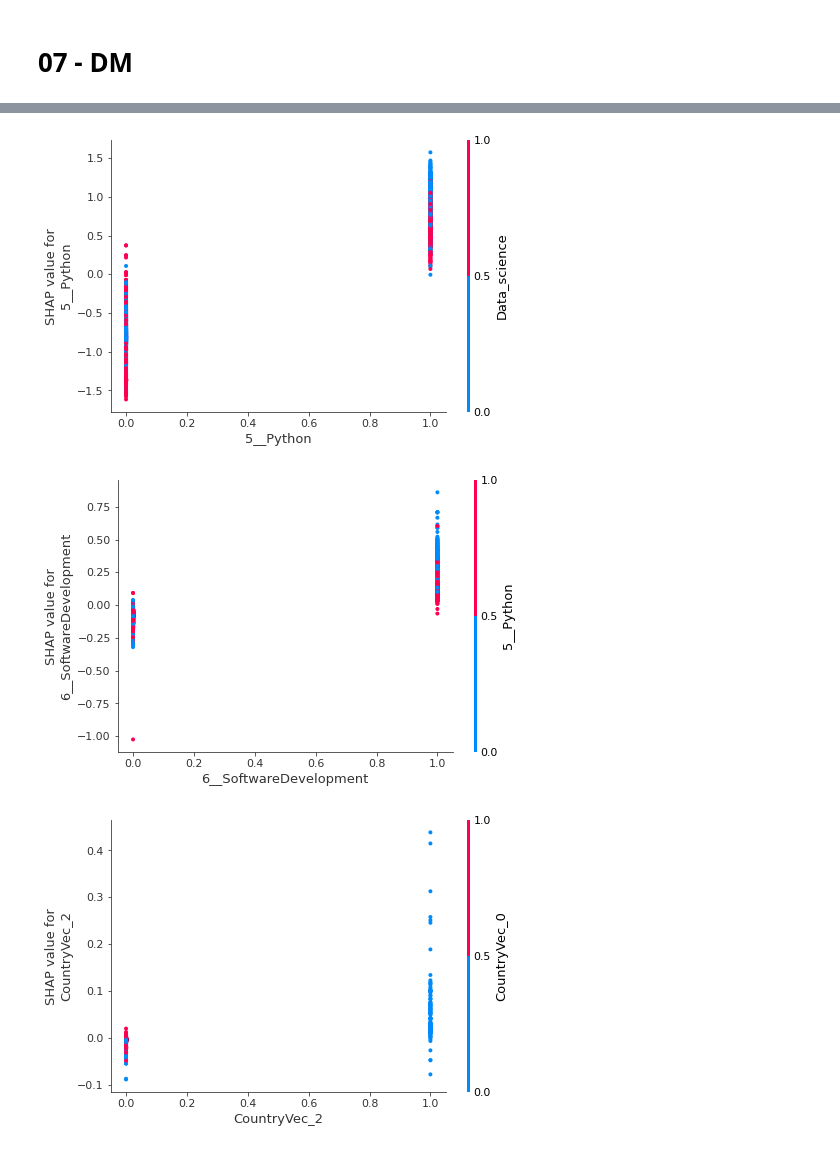
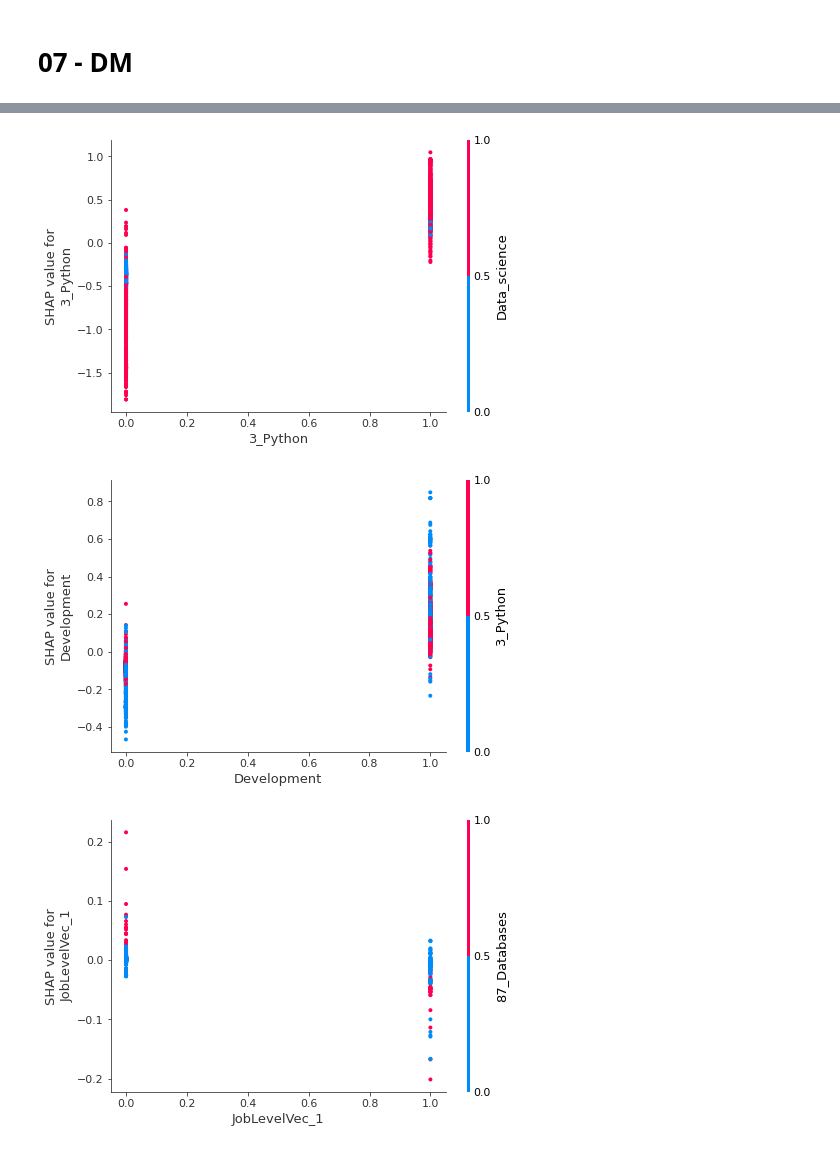
Before and after one commit to zli213/722-Iteration-4, a Jupyter notebook: Iteration_4.ipynb, the cells around one changed output, grey strips where cells are left out. Saved outputs shown, nothing was run; the diff lists cells and outputs as text; code cells hidden in the pictures.

```diff
--- a/Iteration_4.ipynb
+++ b/Iteration_4.ipynb
@@ -13,7 +13,9 @@ findspark.init('/home/ubuntu/spark-3.2.1-bin-hadoop2.7')
 import pyspark
 from pyspark.sql import SparkSession
 from pyspark.sql.types import StringType, StructType, StructField, Row, IntegerType, ArrayType
-spark = SparkSession.builder.appName('Iteration_4_test').getOrCreate()
+from pyspark.sql.functions import col, split, trim, array, explode, lit, when, udf
+from collections import Counter
+import re
 
 spark = SparkSession.builder.appName('Iteration_4').getOrCreate()
 # %% [output]
@@ -375,0 +149,14 @@ After capitalize the first letter of the first 8 column names
+# %%
+# Delete the null values in the column 'job_skills' and 'job_location'
+merged_df = merged_df.dropna(subset=['job_skills', 'job_location'])
+print(f"Shape after dropping null values: ({merged_df.count()}, {len(merged_df.columns)})")
+merged_df.printSchema()
+
+# Drop the columns that are not needed
+columns_to_drop = ['last_processed_time', 'last_status', 'job_link', 'got_summary', 'got_ner',
+                   'is_being_worked', 'company', 'first_seen', 'search_city', 'search_position', 'job_type']
+filtered_df = merged_df.drop(*columns_to_drop)
+
+# View the schema and describe the filtered data
+filtered_df.printSchema()
+filtered_df.describe().show()
@@ -656,8 +687,8 @@ After droping: 10305
 from pyspark.sql.functions import col, sum
 
 # Separate majority and minority classes
-majority_class = filterd_spark_df.filter(col("`4__ML/AI`") == 0)
-minority_class = filterd_spark_df.filter(col("`4__ML/AI`") == 1)
+majority_class = filterd_spark_df.filter(col("`6_ML/AI`") == 0)
+minority_class = filterd_spark_df.filter(col("`6_ML/AI`") == 1)
 print(majority_class.count(),minority_class.count())
 
 # Downsample the majority class
@@ -682,7 +713,7 @@ balanced_pandas_df_oversampled = balanced_df_oversampled.toPandas()
 
 # Plot the distribution of the target variable
 plt.figure(figsize=(8, 6))
-sns.countplot(data=balanced_pandas_df_oversampled, x='4__ML/AI')
+sns.countplot(data=balanced_pandas_df_oversampled, x='6_ML/AI')
 plt.xlabel('Class')
 plt.ylabel('Count')
 plt.title('Oversample - Class Distribution after Balancing')
@@ -693,7 +724,7 @@ balanced_pandas_df_downsampled = balanced_df_downsampled.toPandas()
 
 # Plot the distribution of the target variable
 plt.figure(figsize=(8, 6))
-sns.countplot(data=balanced_pandas_df_downsampled, x='4__ML/AI')
+sns.countplot(data=balanced_pandas_df_downsampled, x='6_ML/AI')
 plt.xlabel('Class')
 plt.ylabel('Count')
 plt.title('Downsample - Class Distribution after Balancing')
@@ -721,7 +744,7 @@ my_final_data = balanced_df_oversampled
 # my_final_data = balanced_df_downsampled
 
 # Ensure the target column is correctly referenced
-target_column = sanitize_column_name("4__ML/AI")
+target_column = "6_ML/AI"
 if target_column in my_final_data.columns:
     balanced_df_oversampled = balanced_df_oversampled.withColumn("target", col(target_column))
 else:
@@ -1153,14 +1151,14 @@ shap.dependence_plot("Data_science", shap_values, X_test, feature_names=feature_
 # %%
 # Plot SHAP dependence plot for a specific feature for GBT
-shap.dependence_plot("5__Python", shap_values, X_test, feature_names=feature_names)
+shap.dependence_plot("3_Python", shap_values, X_test, feature_names=feature_names)
 # %% [output]
-[figure, old version]
+[figure, new version]
 # %%
 # Plot SHAP dependence plot for a specific feature for GBT
-shap.dependence_plot("6__SoftwareDevelopment", shap_values, X_test, feature_names=feature_names)
+shap.dependence_plot("Development", shap_values, X_test, feature_names=feature_names)
 # %% [output]
-[figure, old version]
+[figure, new version]
 # %%
-shap.dependence_plot("CountryVec_2", shap_values, X_test, feature_names=feature_names)
+shap.dependence_plot("JobLevelVec_1", shap_values, X_test, feature_names=feature_names)
 # %% [output]
-[figure, old version]
+[figure, new version]
```
Also changed, not shown: parts of 32 cells of this notebook, 1 other file.
